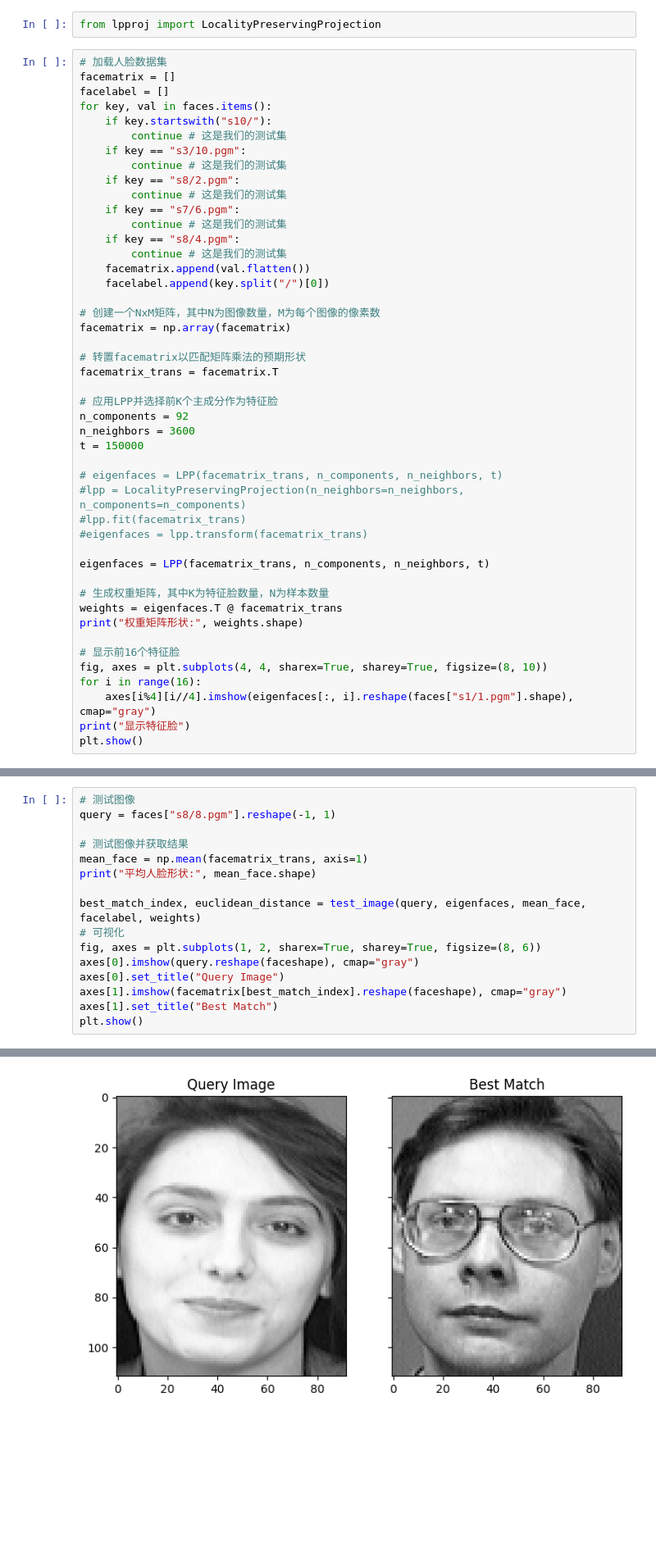
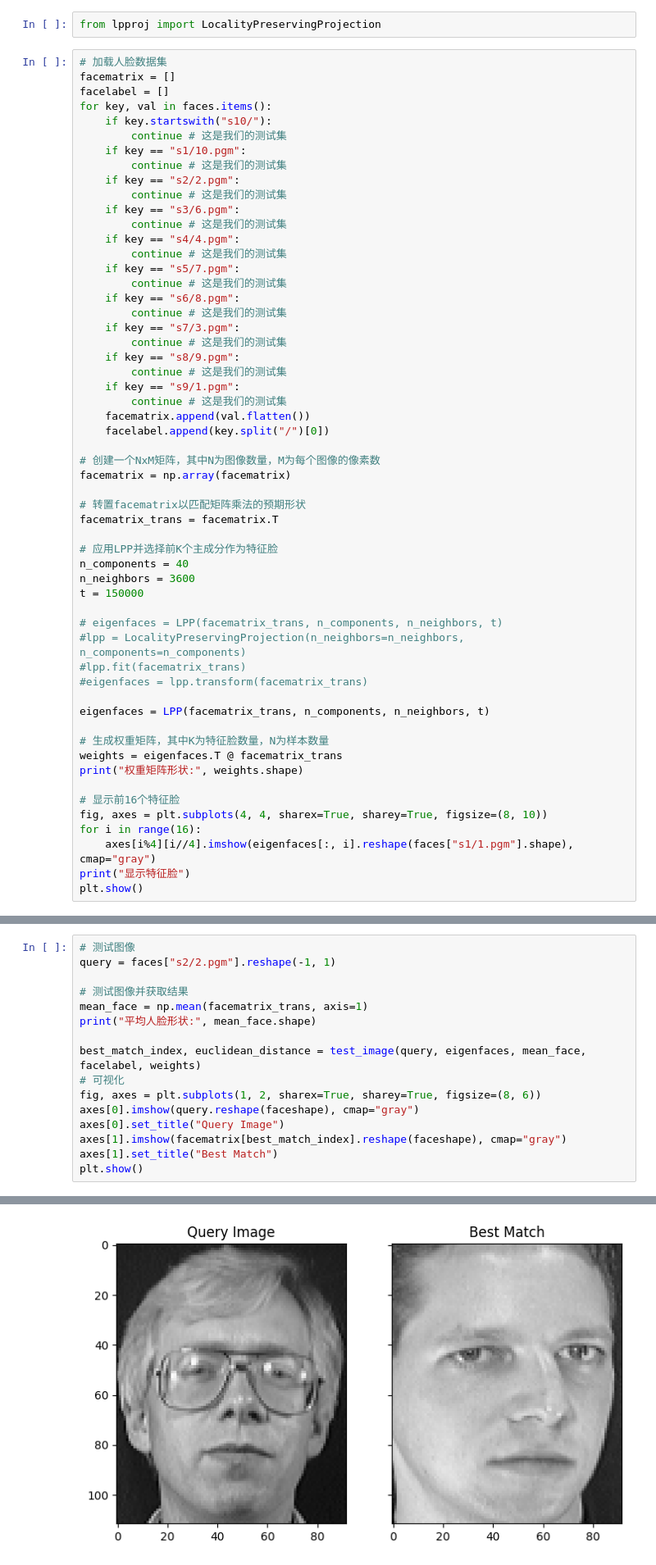
Before and after one commit to TonyHuang6666/Manifold-Learning, a Jupyter notebook: Locality preserving projection/LPP-Face recognition.ipynb, the cells around one changed output, grey strips where cells are left out. Shown at 82% size. Cells and saved outputs as stored; diff of their text form; blank space fills up the shorter version.

```diff
--- a/Locality preserving projection/LPP-Face recognition.ipynb
+++ b/Locality preserving projection/LPP-Face recognition.ipynb
@@ -166,13 +166,23 @@ facelabel = []
 for key, val in faces.items():
     if key.startswith("s10/"):
         continue # 这是我们的测试集
-    if key == "s3/10.pgm":
+    if key == "s1/10.pgm":
         continue # 这是我们的测试集
-    if key == "s8/2.pgm":
+    if key == "s2/2.pgm":
         continue # 这是我们的测试集
-    if key == "s7/6.pgm":
+    if key == "s3/6.pgm":
         continue # 这是我们的测试集
-    if key == "s8/4.pgm":
+    if key == "s4/4.pgm":
+        continue # 这是我们的测试集
+    if key == "s5/7.pgm":
+        continue # 这是我们的测试集
+    if key == "s6/8.pgm":
+        continue # 这是我们的测试集
+    if key == "s7/3.pgm":
+        continue # 这是我们的测试集
+    if key == "s8/9.pgm":
+        continue # 这是我们的测试集
+    if key == "s9/1.pgm":
         continue # 这是我们的测试集
     facematrix.append(val.flatten())
     facelabel.append(key.split("/")[0])
@@ -184,7 +194,7 @@ facematrix = np.array(facematrix)
 facematrix_trans = facematrix.T
 
 # 应用LPP并选择前K个主成分作为特征脸
-n_components = 92
+n_components = 40
 n_neighbors = 3600
 t = 150000
 
@@ -231,7 +241,7 @@ def test_image(query, eigenfaces, mean_face, facelabel, weights):
     return best_match_index, euclidean_distances[best_match_index]
 # %%
 # 测试图像
-query = faces["s8/8.pgm"].reshape(-1, 1)
+query = faces["s2/2.pgm"].reshape(-1, 1)
 
 # 测试图像并获取结果
 mean_face = np.mean(facematrix_trans, axis=1)
@@ -252 +262 @@ plt.show()
-[figure, old version]
+[figure, new version]
```
Also changed, not shown: parts of 4 cells of this notebook.
